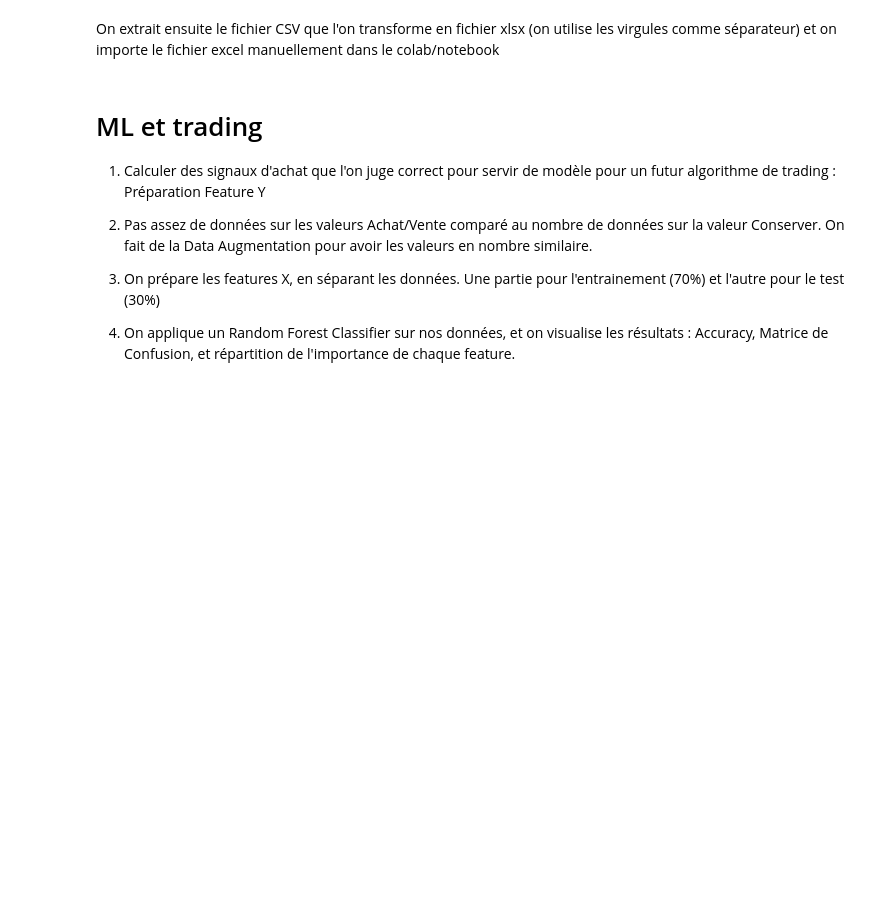
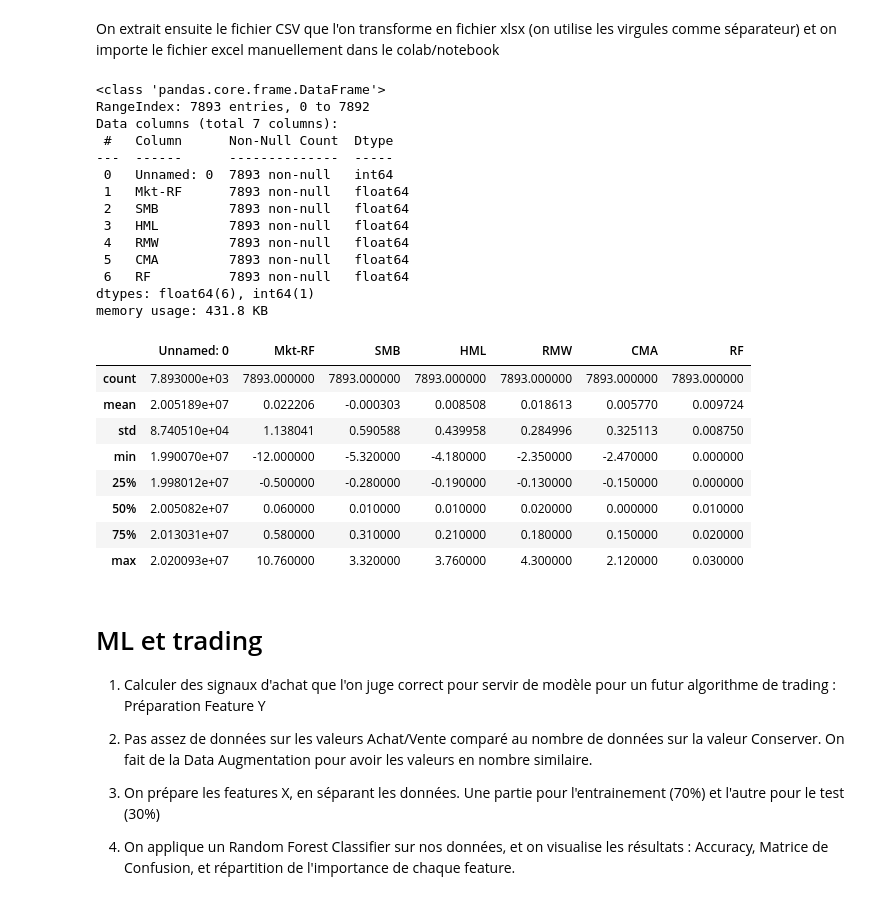
Before and after one commit to quentin-duflot/Python_Data_Scientist_Projet, a Jupyter notebook: Gestion_de_portefeuille.ipynb, the cells around one changed output. Cells and saved outputs as stored; diff of their text form; code cells hidden in the pictures; blank space fills up the shorter version.

```diff
--- a/Gestion_de_portefeuille.ipynb
+++ b/Gestion_de_portefeuille.ipynb
@@ -1297,3 +1278,32 @@ On extrait ensuite le fichier CSV que l'on transforme en fichier xlsx (on utilis
+# %%
+macro = pd.read_csv("/content/Europe_5_Factors_Daily.csv",",",skiprows=[0,1,2])
+
+macro.info()
+macro.describe()
+# %% [output]
+<class 'pandas.core.frame.DataFrame'>
+RangeIndex: 7893 entries, 0 to 7892
+Data columns (total 7 columns):
+ #   Column      Non-Null Count  Dtype
+---  ------      --------------  -----
+ 0   Unnamed: 0  7893 non-null   int64
+ 1   Mkt-RF      7893 non-null   float64
+ 2   SMB         7893 non-null   float64
+ 3   HML         7893 non-null   float64
+ 4   RMW         7893 non-null   float64
+ 5   CMA         7893 non-null   float64
+ 6   RF          7893 non-null   float64
+dtypes: float64(6), int64(1)
+memory usage: 431.8 KB
+|  | Unnamed: 0 | Mkt-RF | SMB | HML | RMW | CMA | RF |
+| count | 7.893000e+03 | 7893.000000 | 7893.000000 | 7893.000000 | 7893.000000 | 7893.000000 | 7893.000000 |
+| mean | 2.005189e+07 | 0.022206 | -0.000303 | 0.008508 | 0.018613 | 0.005770 | 0.009724 |
+| std | 8.740510e+04 | 1.138041 | 0.590588 | 0.439958 | 0.284996 | 0.325113 | 0.008750 |
+| min | 1.990070e+07 | -12.000000 | -5.320000 | -4.180000 | -2.350000 | -2.470000 | 0.000000 |
+| 25% | 1.998012e+07 | -0.500000 | -0.280000 | -0.190000 | -0.130000 | -0.150000 | 0.000000 |
+| 50% | 2.005082e+07 | 0.060000 | 0.010000 | 0.010000 | 0.020000 | 0.000000 | 0.010000 |
+| 75% | 2.013031e+07 | 0.580000 | 0.310000 | 0.210000 | 0.180000 | 0.150000 | 0.020000 |
+| max | 2.020093e+07 | 10.760000 | 3.320000 | 3.760000 | 4.300000 | 2.120000 | 0.030000 |
 # %% [markdown]
  # ML et trading
 
```
Also changed, not shown: parts of 25 cells of this notebook.
